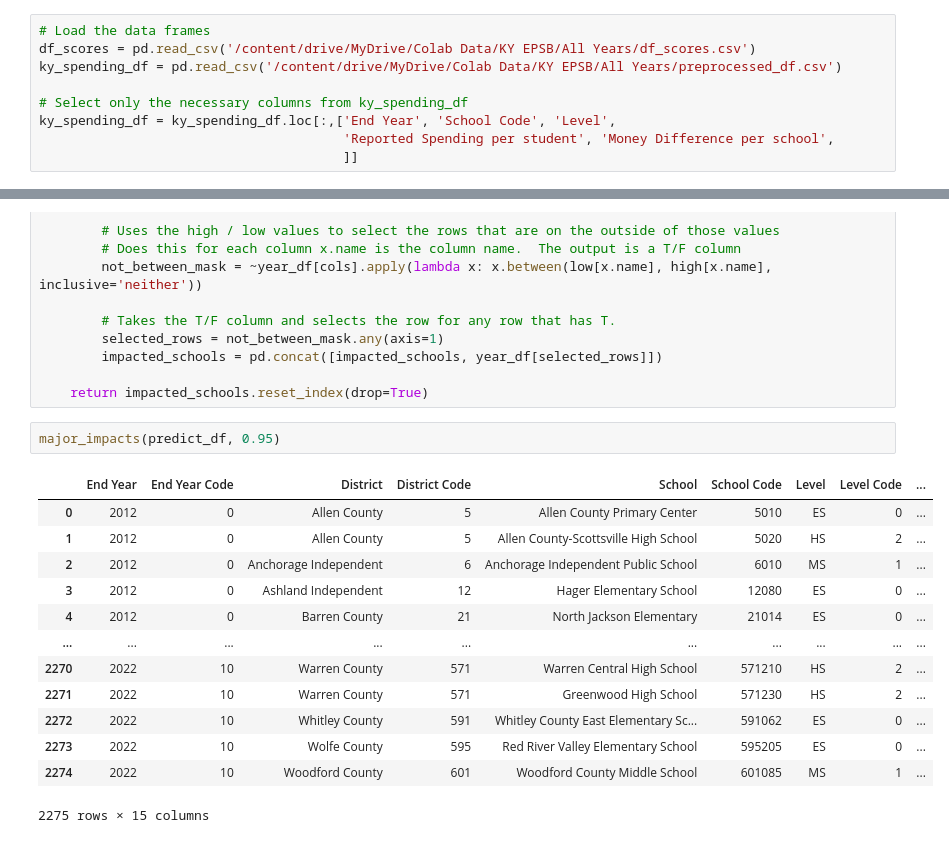
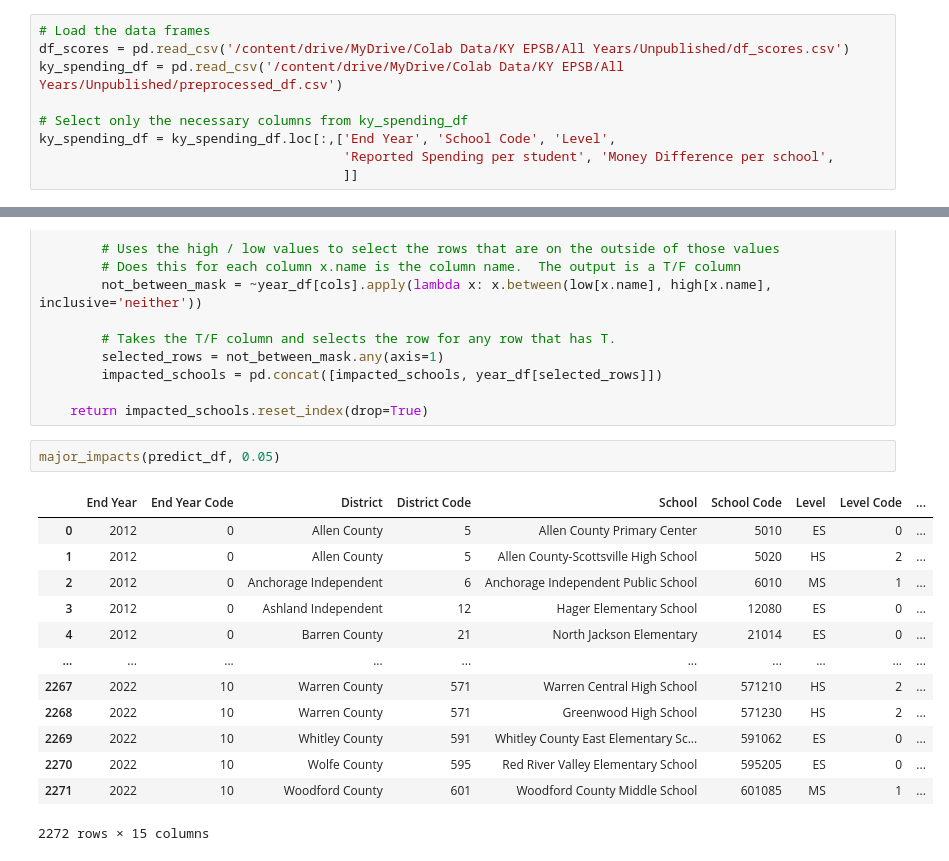
Before and after one commit to rosehelfrich/kyPublicSchools, a Jupyter notebook: Predict_Classification,_and_Highly_Impacted_Schools.ipynb, the cells around one changed output, grey strips where cells are left out. Cells and saved outputs as stored; diff of their text form.

```diff
--- a/Predict_Classification,_and_Highly_Impacted_Schools.ipynb
+++ b/Predict_Classification,_and_Highly_Impacted_Schools.ipynb
@@ -24,8 +24,8 @@ pd.options.display.float_format = '{:,.2f}'.format
 # KY df - load and polish
 # %%
 # Load the data frames
-df_scores = pd.read_csv('/content/drive/MyDrive/Colab Data/KY EPSB/All Years/df_scores.csv')
-ky_spending_df = pd.read_csv('/content/drive/MyDrive/Colab Data/KY EPSB/All Years/preprocessed_df.csv')
+df_scores = pd.read_csv('/content/drive/MyDrive/Colab Data/KY EPSB/All Years/Unpublished/df_scores.csv')
+ky_spending_df = pd.read_csv('/content/drive/MyDrive/Colab Data/KY EPSB/All Years/Unpublished/preprocessed_df.csv')
 
 # Select only the necessary columns from ky_spending_df
 ky_spending_df = ky_spending_df.loc[:,['End Year', 'School Code', 'Level',
@@ -375,18 +375,18 @@ def major_impacts(df, percentile):
 
     return impacted_schools.reset_index(drop=True)
 # %%
-major_impacts(predict_df, 0.95)
+major_impacts(predict_df, 0.05)
 # %% [output]
 |  | End Year | End Year Code | District | District Code | School | School Code | Level | Level Code | ... |
 | 0 | 2012 | 0 | Allen County | 5 | Allen County Primary Center | 5010 | ES | 0 | ... |
 | 1 | 2012 | 0 | Allen County | 5 | Allen County-Scottsville High School | 5020 | HS | 2 | ... |
 | 2 | 2012 | 0 | Anchorage Independent | 6 | Anchorage Independent Public School | 6010 | MS | 1 | ... |
 | 3 | 2012 | 0 | Ashland Independent | 12 | Hager Elementary School | 12080 | ES | 0 | ... |
 | 4 | 2012 | 0 | Barren County | 21 | North Jackson Elementary | 21014 | ES | 0 | ... |
 | ... | ... | ... | ... | ... | ... | ... | ... | ... | ... |
-| 2270 | 2022 | 10 | Warren County | 571 | Warren Central High School | 571210 | HS | 2 | ... |
-| 2271 | 2022 | 10 | Warren County | 571 | Greenwood High School | 571230 | HS | 2 | ... |
-| 2272 | 2022 | 10 | Whitley County | 591 | Whitley County East Elementary Sc... | 591062 | ES | 0 | ... |
-| 2273 | 2022 | 10 | Wolfe County | 595 | Red River Valley Elementary School | 595205 | ES | 0 | ... |
-| 2274 | 2022 | 10 | Woodford County | 601 | Woodford County Middle School | 601085 | MS | 1 | ... |
+| 2267 | 2022 | 10 | Warren County | 571 | Warren Central High School | 571210 | HS | 2 | ... |
+| 2268 | 2022 | 10 | Warren County | 571 | Greenwood High School | 571230 | HS | 2 | ... |
+| 2269 | 2022 | 10 | Whitley County | 591 | Whitley County East Elementary Sc... | 591062 | ES | 0 | ... |
+| 2270 | 2022 | 10 | Wolfe County | 595 | Red River Valley Elementary School | 595205 | ES | 0 | ... |
+| 2271 | 2022 | 10 | Woodford County | 601 | Woodford County Middle School | 601085 | MS | 1 | ... |
-2275 rows × 15 columns
+2272 rows × 15 columns
```
Also changed, not shown: parts of 8 cells of this notebook.
